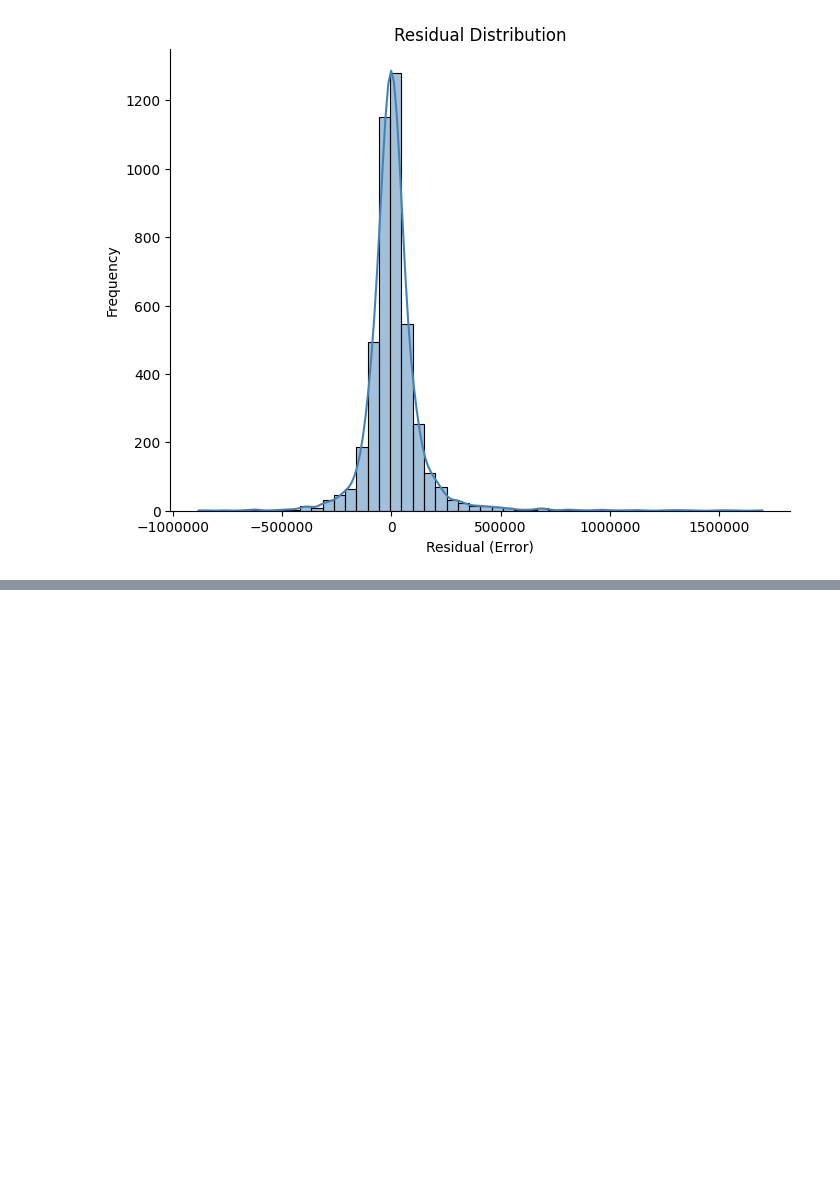
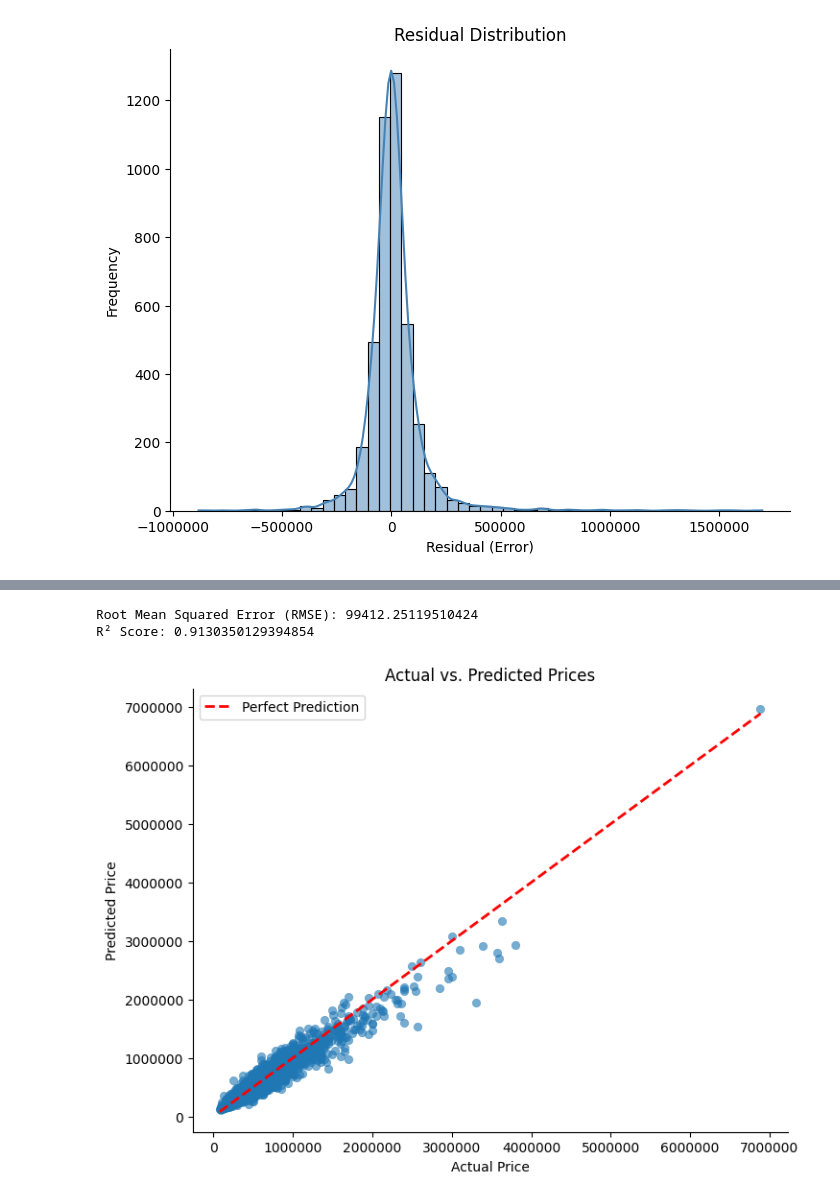
Before and after one commit to caleb10miller/HousingPriceRegression, a Jupyter notebook: Modeling/XGBoost/XGBoost.ipynb, the cells around one changed output, grey strips where cells are left out. Saved outputs shown, nothing was run; the diff lists cells and outputs as text; code cells hidden in the pictures; blank space fills up the shorter version.

```diff
--- a/Modeling/XGBoost/XGBoost.ipynb
+++ b/Modeling/XGBoost/XGBoost.ipynb
@@ -475,0 +514,47 @@ plt.show()
+# %%
+best_model = cv_model.bestModel
+# %%
+predictions = best_model.transform(test_df_transformed)
+# %%
+from pyspark.sql.functions import expm1
+
+## IMPORTANT: Need to convert predictions back to original scale
+predictions = predictions.withColumn("price_predicted", expm1(col("prediction")))
+predictions = predictions.withColumn("original_price", expm1(col("price")))
+# %%
+from pyspark.ml.evaluation import RegressionEvaluator
+
+# Evaluate RMSE using original numbers for interpretability
+rmse_evaluator = RegressionEvaluator(labelCol="original_price", predictionCol="price_predicted", metricName="rmse")
+rmse = rmse_evaluator.evaluate(predictions)
+
+# Evaluate r squared
+r2_evaluator = RegressionEvaluator(labelCol="price", predictionCol="prediction", metricName="r2")
+r2 = r2_evaluator.evaluate(predictions)
+
+print(f"Root Mean Squared Error (RMSE): {rmse}")
+print(f"R² Score: {r2}")
+# %% [output]
+Root Mean Squared Error (RMSE): 99412.25119510424
+R² Score: 0.9130350129394854
+# %%
+df_pandas = predictions.toPandas()
+# %%
+plt.figure(figsize=(8, 6))
+sns.scatterplot(x=df_pandas['original_price'], y=df_pandas['price_predicted'], alpha=0.6, edgecolor=None)
+
+plt.plot([min(df_pandas['original_price']), max(df_pandas['original_price'])],
+         [min(df_pandas['original_price']), max(df_pandas['original_price'])],
+         color='red', linestyle='--', linewidth=2, label="Perfect Prediction")
+
+plt.xlabel("Actual Price")
+plt.ylabel("Predicted Price")
+plt.title("Actual vs. Predicted Prices")
+
+plt.ticklabel_format(style='plain', axis='both')
+
+sns.despine()
+plt.legend()
+plt.show()
+# %% [output]
+[figure, added]
```
Also changed, not shown: parts of 5 cells of this notebook.
